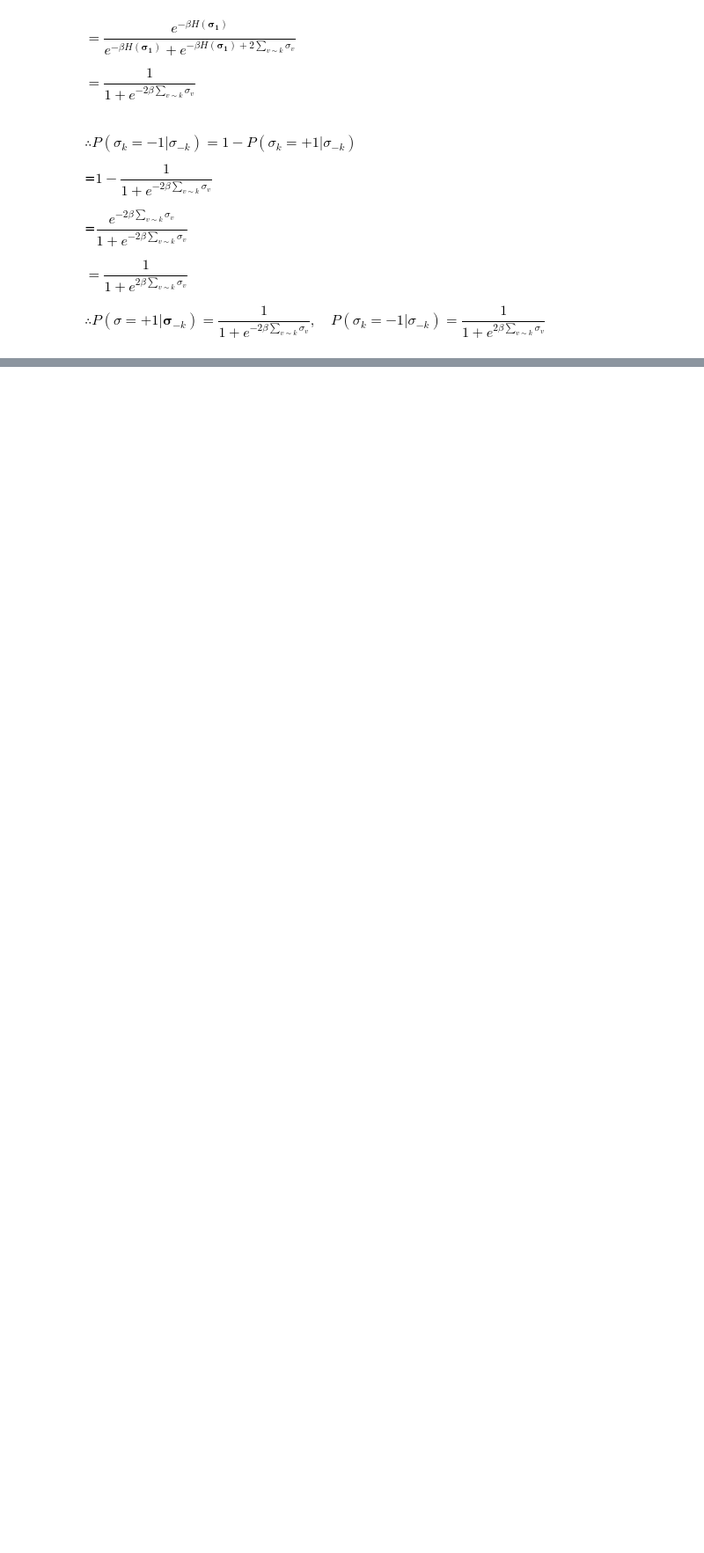
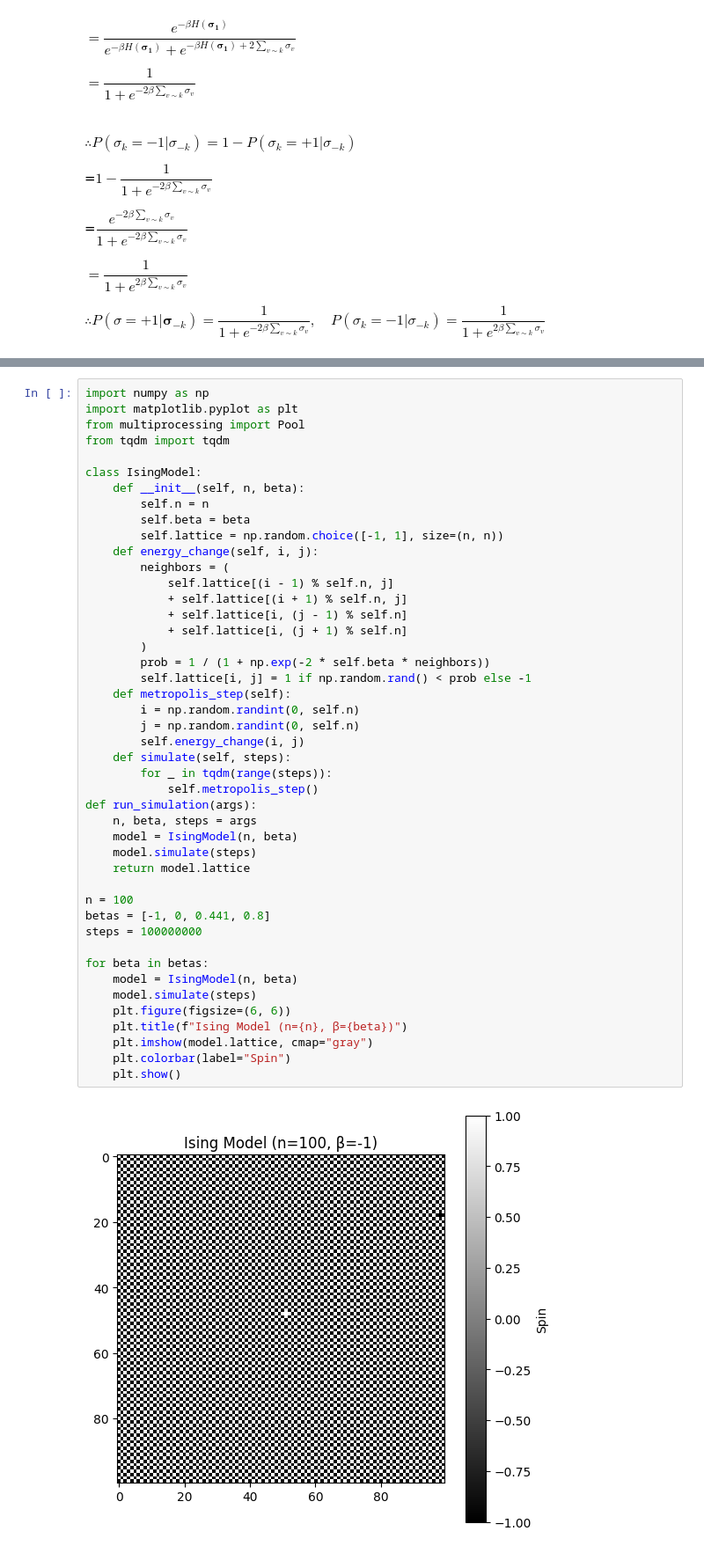
Before and after one commit to wangzh12023/Model-for-Phase-Transition-Problems, a Jupyter notebook: final.ipynb, the cells around one changed output, grey strips where cells are left out. Shown: that part at 88% size. Saved outputs shown, nothing was run; the diff lists cells and outputs as text; blank space fills up the shorter version.

```diff
--- a/final.ipynb
+++ b/final.ipynb
@@ -212,0 +137,47 @@ for beta in betas:
+# %%
+import numpy as np
+import matplotlib.pyplot as plt
+from multiprocessing import Pool
+from tqdm import tqdm
+
+class IsingModel:
+    def __init__(self, n, beta):
+        self.n = n
+        self.beta = beta
+        self.lattice = np.random.choice([-1, 1], size=(n, n))
+    def energy_change(self, i, j):
+        neighbors = (
+            self.lattice[(i - 1) % self.n, j]
+            + self.lattice[(i + 1) % self.n, j]
+            + self.lattice[i, (j - 1) % self.n]
+            + self.lattice[i, (j + 1) % self.n]
+        )
+        prob = 1 / (1 + np.exp(-2 * self.beta * neighbors))
+        self.lattice[i, j] = 1 if np.random.rand() < prob else -1
+    def metropolis_step(self):
+        i = np.random.randint(0, self.n)
+        j = np.random.randint(0, self.n)
+        self.energy_change(i, j)
+    def simulate(self, steps):
+        for _ in tqdm(range(steps)):
+            self.metropolis_step()
+def run_simulation(args):
+    n, beta, steps = args
+    model = IsingModel(n, beta)
+    model.simulate(steps)
+    return model.lattice
+
+n = 100
+betas = [-1, 0, 0.441, 0.8]
+steps = 100000000
+
+for beta in betas:
+    model = IsingModel(n, beta)
+    model.simulate(steps)
+    plt.figure(figsize=(6, 6))
+    plt.title(f"Ising Model (n={n}, β={beta})")
+    plt.imshow(model.lattice, cmap="gray")
+    plt.colorbar(label="Spin")
+    plt.show()
+# %% [output]
+[figure, added]
```
Also changed, not shown: parts of 11 cells of this notebook, 1 other file.
